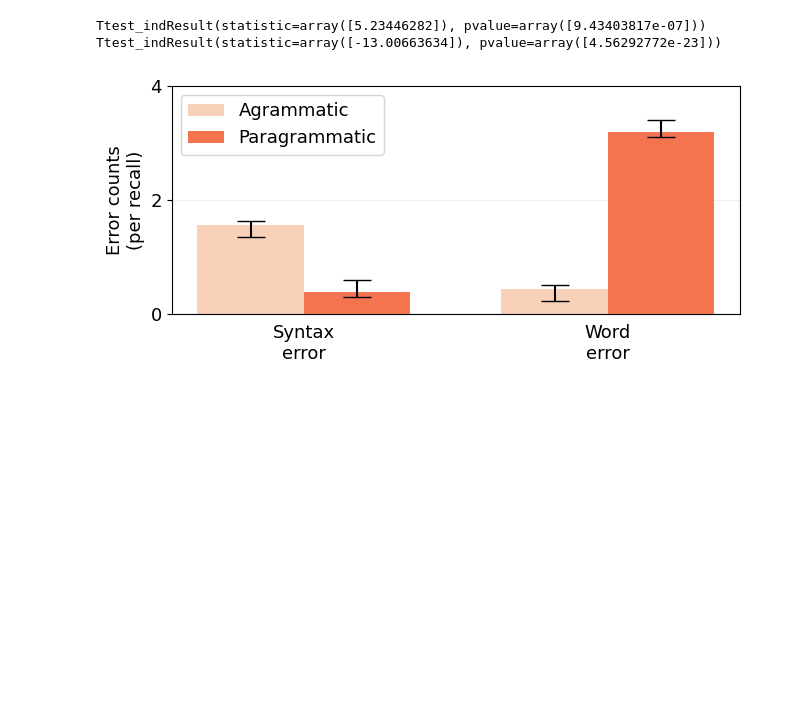
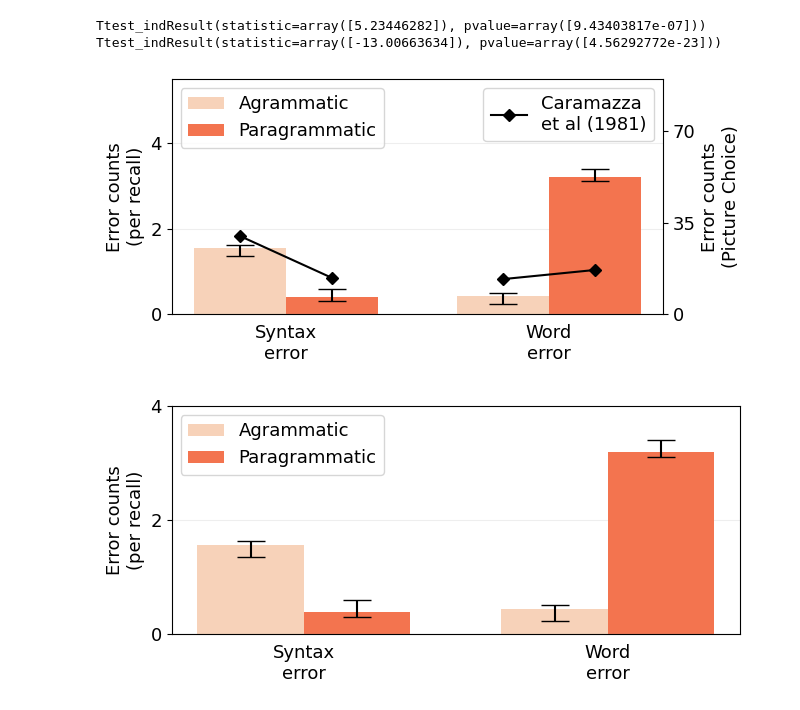
Before and after one commit to linsun2020/Syntactic_WM, a Jupyter notebook: Aphasias.ipynb, the cells around one changed output. Cells and saved outputs as stored; diff of their text form; code cells hidden in the pictures; blank space fills up the shorter version.

```diff
--- a/Aphasias.ipynb
+++ b/Aphasias.ipynb
@@ -690,6 +690,80 @@ print(stats.ttest_ind(word_err_mat_ag,word_err_mat_p))
 # %% [output]
 Ttest_indResult(statistic=array([5.23446282]), pvalue=array([9.43403817e-07]))
 Ttest_indResult(statistic=array([-13.00663634]), pvalue=array([4.56292772e-23]))
+# %%
+import matplotlib.pyplot as plt
+
+x_pos = np.arange(2)
+mean_val_A = [syn_err_mat_ag.mean(),word_err_mat_ag.mean()] # mean for sentence
+mean_err_A = [stats.sem(syn_err_mat_ag),stats.sem(word_err_mat_ag)] # mean err for sentence
+mean_val_B = [syn_err_mat_p.mean(),word_err_mat_p.mean()] # mean for list
+mean_err_B = [stats.sem(syn_err_mat_p),stats.sem(word_err_mat_p)] # mean err for list
+
+
+X_axis = ['Syntax\nerror','Word\nerror']
+
+bar_width = 0.35
+# SUB = str.maketrans("0123456789", "₀₁₂₃₄₅₆₇₈₉")
+lab = ['Agrammatic','Paragrammatic']
+# lab = [lab[n].translate(SUB) for n in range(2)]
+
+font_size = 22
+
+plt.rc('font', size=font_size)
+
+fig, ax = plt.subplots(figsize=(7, 3.5))
+
+alp = 1
+
+b1 = ax.bar(x_pos, mean_val_A,  yerr=mean_err_A, align='center', alpha=alp, ecolor='black', capsize=10, label=lab[0], color='#f7d2b9',
+            width=bar_width)
+b2 = ax.bar(x_pos + bar_width, mean_val_B, yerr=mean_err_B, align='center', alpha=alp, ecolor='black', capsize=10, label=lab[1], color='#f3744f',
+            width=bar_width)
+
+
+ax.set_ylim([0,5.5])
+ax.set_ylabel('Error counts\n(per recall)', fontsize=13)
+plt.yticks(fontsize=13)
+# ax.set_xlabel('Level of Noise')
+ax.set_xticks(x_pos + bar_width/2)
+ax.set_xticklabels(X_axis,rotation=0, fontsize=13)
+# ax.set_title('Coefficent of Thermal Expansion (CTE) of Three Metals')
+ax.yaxis.grid(True)
+
+
+ax.legend(loc='upper left', ncol = 1, fontsize=13)
+ax.spines['top'].set_visible(False)
+ax.spines['right'].set_visible(False)
+ax.spines['left'].set_visible(False)
+ax.spines['bottom'].set_color('#DDDDDD')
+ax.tick_params(bottom=False, left=False)
+ax.set_axisbelow(True)
+ax.yaxis.grid(True, color='#EEEEEE')
+ax.xaxis.grid(False)
+
+x1 = [0,bar_width]
+y1 = [30,14]
+axes2 = plt.twinx()
+axes2.set_ylim([0,70])
+axes2.set_yticks([0,35,70])
+axes2.tick_params(axis='y', labelsize=13)
+axes2.plot(x1, y1, color='k', marker='D')
+axes2.set_ylim(0, 90)
+axes2.set_ylabel('Error counts\n(Picture Choice)',fontsize=13)
+
+x1 = [1,1+bar_width]
+y1 = [13.5,17]
+axes2.plot(x1, y1, color='k', marker='D',label='Caramazza\net al (1981)')
+axes2.legend(loc=0,fontsize=13)
+
+
+
+# Save the figure and show
+plt.tight_layout()
+plt.savefig('retrieving.png', transparent=True)
+plt.show()
+# %% [output]
+[figure, added]
 # %%
 import matplotlib.pyplot as plt
 
```
